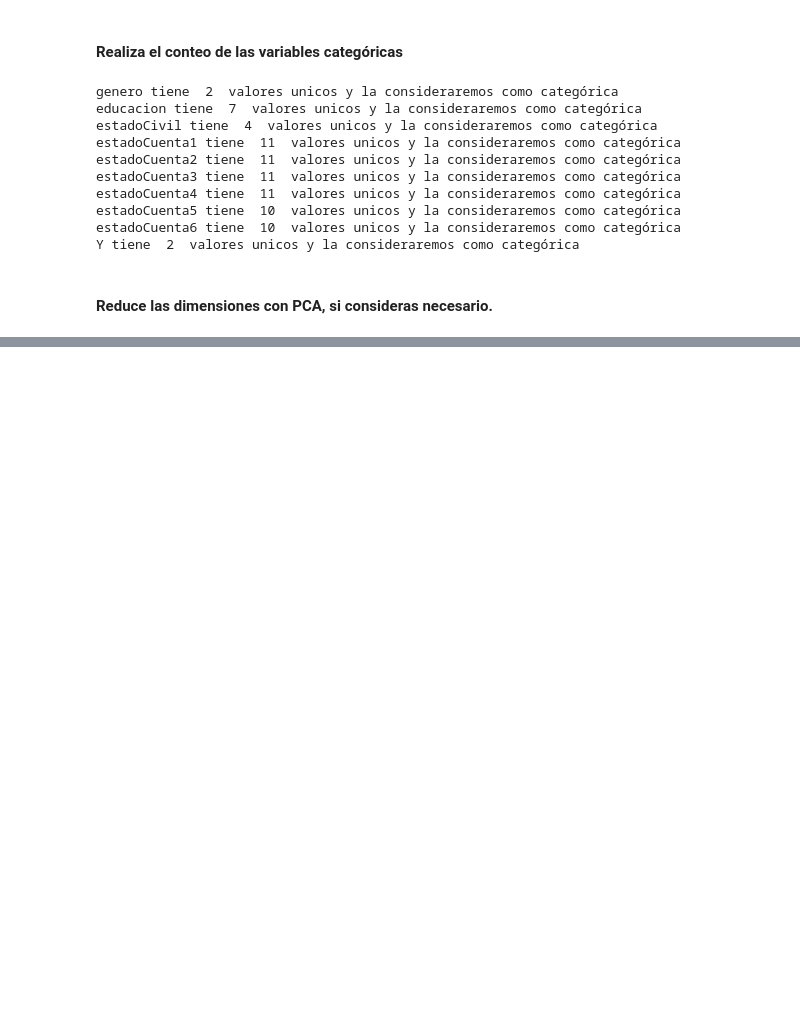
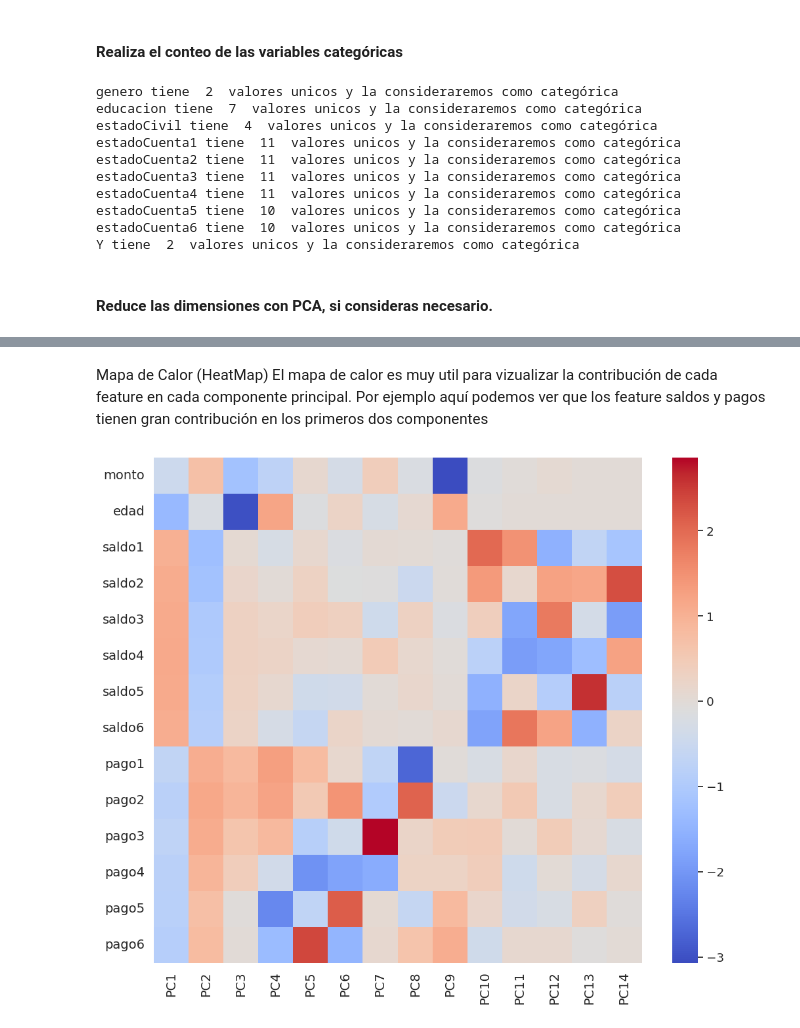
Before and after one commit to PosgradoMNA/JoseMtanous, a Jupyter notebook: JoseMtanousA00169781Semana6Visualizacion.ipynb, the cells around one changed output, grey strips where cells are left out. Drawn from its saved outputs; the diff is of its cells as text; code cells hidden in the pictures; blank space fills up the shorter version.

```diff
--- a/JoseMtanousA00169781Semana6Visualizacion.ipynb
+++ b/JoseMtanousA00169781Semana6Visualizacion.ipynb
@@ -139,0 +326,22 @@ Y tiene  2  valores unicos y la consideraremos como categórica
+# %% [markdown]
+Mapa de Calor (HeatMap)
+El mapa de calor es muy util para vizualizar la contribución de cada feature en cada componente principal. Por ejemplo aquí podemos ver que los feature saldos y pagos tienen gran contribución en los primeros dos componentes
+# %%
+pcsComponents_dfX = pd.DataFrame(pca.components_.transpose(),
+                                columns = row_names,
+                                index = dfNumericNormalized.columns
+                                )
+pcsComponents_dfX
+pcsComponents_dfX_normalized=(pcsComponents_dfX-pcsComponents_dfX.mean())/(pcsComponents_dfX.std())
+
+
+#Para mejor visualizar la contribución de cada dimensión original en cada componente principal, vamos a normalizar los valores de los PC.
+
+pcsComponents_dfX_normalized=(pcsComponents_dfX-pcsComponents_dfX.mean())/(pcsComponents_dfX.std())
+
+ax = sns.heatmap(pcsComponents_dfX_normalized, cmap="coolwarm")
+ax.tick_params(labelsize=14)
+ax.figure.set_size_inches((12, 10))
+plt.show()
+# %% [output]
+[figure, added]
```
Also changed, not shown: parts of 18 cells of this notebook.
